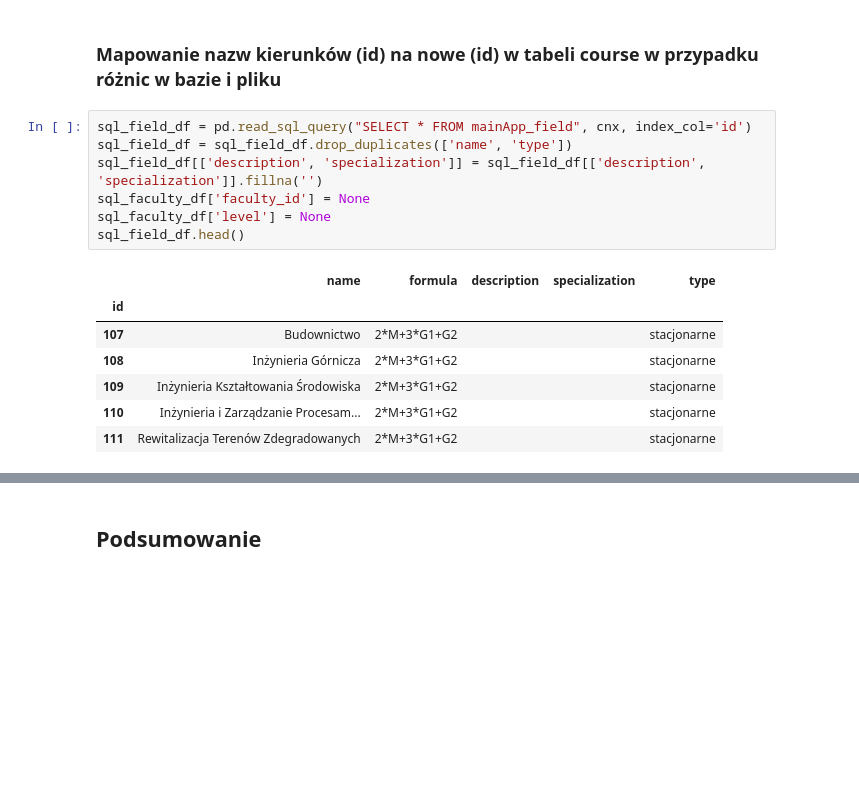
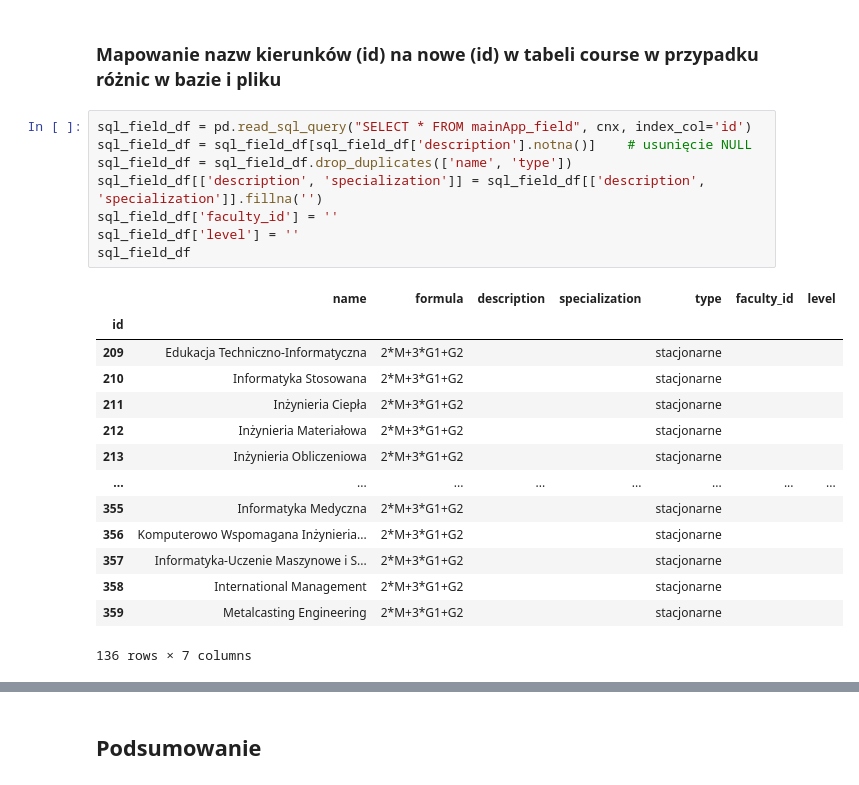
Before and after one commit to Julnowak/MiUn-Student-App, a Jupyter notebook: backend/concatenate_sylabus_data.ipynb, the cells around one changed output, grey strips where cells are left out. Drawn from its saved outputs; the diff is of its cells as text; blank space fills up the shorter version.

```diff
--- a/backend/concatenate_sylabus_data.ipynb
+++ b/backend/concatenate_sylabus_data.ipynb
@@ -78,16 +96,24 @@ field_df.head()
 ### Mapowanie nazw kierunków (id) na nowe (id) w tabeli course w przypadku różnic w bazie i pliku
 # %%
 sql_field_df = pd.read_sql_query("SELECT * FROM mainApp_field", cnx, index_col='id')
+sql_field_df = sql_field_df[sql_field_df['description'].notna()]    # usunięcie NULL
 sql_field_df = sql_field_df.drop_duplicates(['name', 'type'])
 sql_field_df[['description', 'specialization']] = sql_field_df[['description', 'specialization']].fillna('')
-sql_faculty_df['faculty_id'] = None
-sql_faculty_df['level'] = None
-sql_field_df.head()
+sql_field_df['faculty_id'] = ''
+sql_field_df['level'] = ''
+sql_field_df
 # %% [output]
-|  | name | formula | description | specialization | type |
-| id |  |  |  |  |  |
-| 107 | Budownictwo | 2*M+3*G1+G2 |  |  | stacjonarne |
-| 108 | Inżynieria Górnicza | 2*M+3*G1+G2 |  |  | stacjonarne |
-| 109 | Inżynieria Kształtowania Środowiska | 2*M+3*G1+G2 |  |  | stacjonarne |
-| 110 | Inżynieria i Zarządzanie Procesam... | 2*M+3*G1+G2 |  |  | stacjonarne |
-| 111 | Rewitalizacja Terenów Zdegradowanych | 2*M+3*G1+G2 |  |  | stacjonarne |
+|  | name | formula | description | specialization | type | faculty_id | level |
+| id |  |  |  |  |  |  |  |
+| 209 | Edukacja Techniczno-Informatyczna | 2*M+3*G1+G2 |  |  | stacjonarne |  |  |
+| 210 | Informatyka Stosowana | 2*M+3*G1+G2 |  |  | stacjonarne |  |  |
+| 211 | Inżynieria Ciepła | 2*M+3*G1+G2 |  |  | stacjonarne |  |  |
+| 212 | Inżynieria Materiałowa | 2*M+3*G1+G2 |  |  | stacjonarne |  |  |
+| 213 | Inżynieria Obliczeniowa | 2*M+3*G1+G2 |  |  | stacjonarne |  |  |
+| ... | ... | ... | ... | ... | ... | ... | ... |
+| 355 | Informatyka Medyczna | 2*M+3*G1+G2 |  |  | stacjonarne |  |  |
+| 356 | Komputerowo Wspomagana Inżynieria... | 2*M+3*G1+G2 |  |  | stacjonarne |  |  |
+| 357 | Informatyka-Uczenie Maszynowe i S... | 2*M+3*G1+G2 |  |  | stacjonarne |  |  |
+| 358 | International Management | 2*M+3*G1+G2 |  |  | stacjonarne |  |  |
+| 359 | Metalcasting Engineering | 2*M+3*G1+G2 |  |  | stacjonarne |  |  |
+136 rows × 7 columns
```
Also changed, not shown: parts of 33 cells of this notebook.
